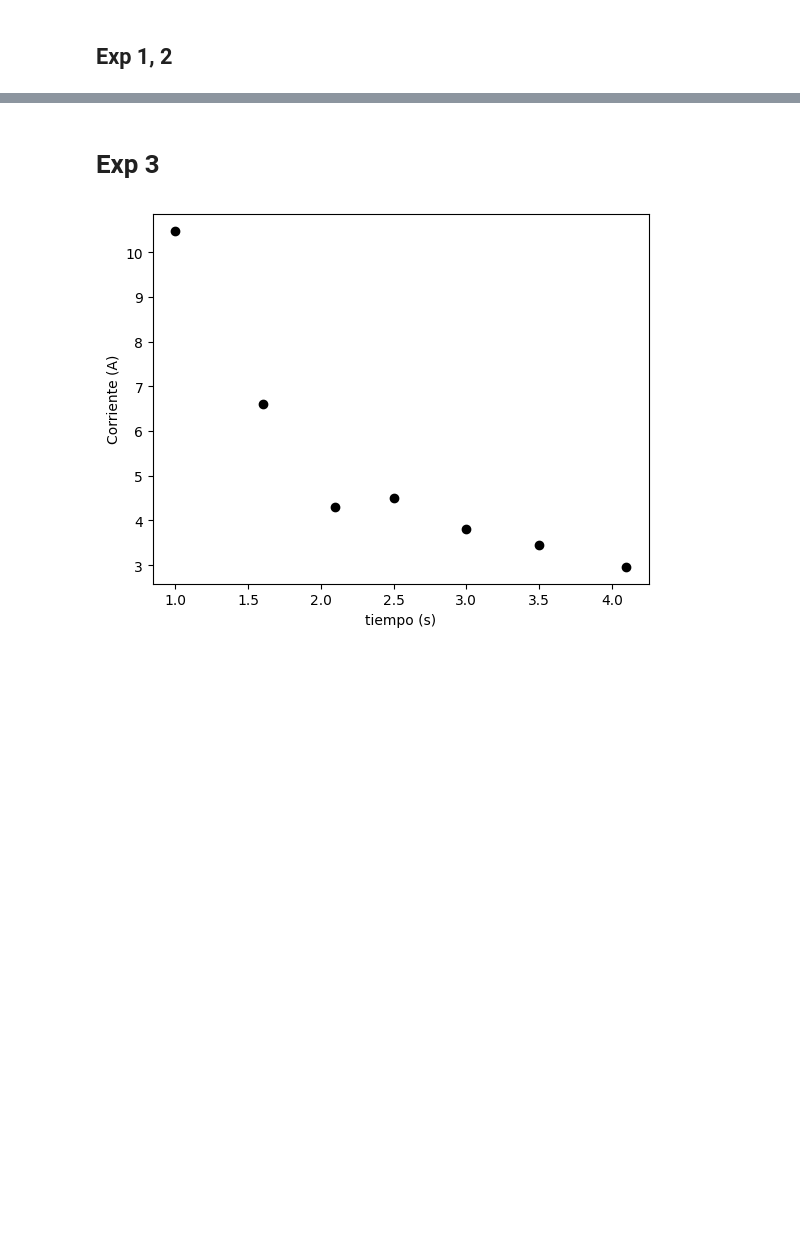
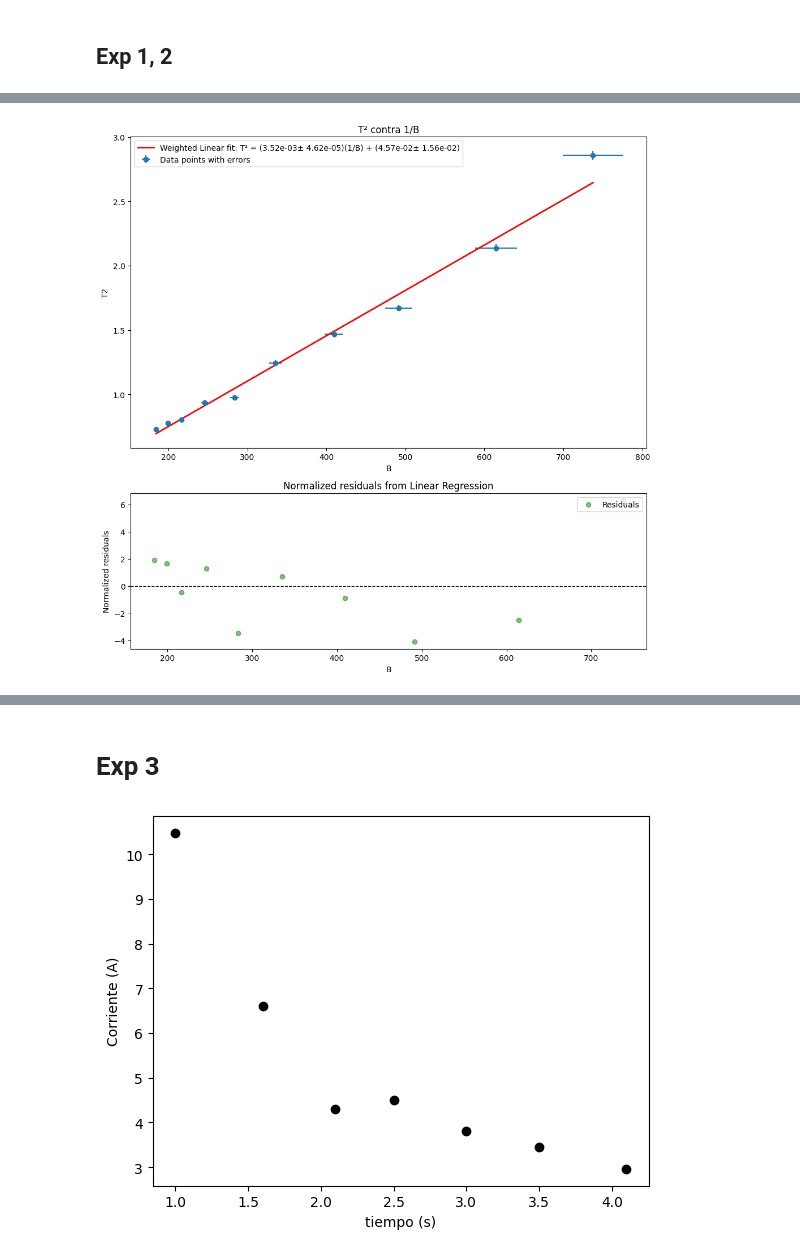
Before and after one commit to Emyfoton/Codigos_pregrado, a Jupyter notebook: Gráficas_Torque_magnético.ipynb, the cells around one changed output, grey strips where cells are left out. Cells and saved outputs as stored; diff of their text form; code cells hidden in the pictures; blank space fills up the shorter version.

```diff
--- a/Gráficas_Torque_magnético.ipynb
+++ b/Gráficas_Torque_magnético.ipynb
@@ -4,0 +146,5 @@
+# %%
+T_osc = T/20
+T_osc
+t_prueba = T_osc**2
+t_prueba
@@ -4,0 +154,75 @@
+# %%
+dT = 0.01
+dB1 = 0.00007
+# %%
+# Define the linear function for curve fitting
+def linear_function(X, a, b):
+    return a * X + b
+x1 = B_osc1
+y1 = T_osc**2
+yerr1 = 2 * (dT) * T_osc
+xerr1 = dB1 * B_osc1**2
+# Perform the curve fitting considering the uncertainties
+popt, pcov = curve_fit(linear_function, B_osc1, T_osc**2, sigma=yerr1, absolute_sigma=True)
+
+# Get the slope and intercept
+slope1 = popt[0]
+intercept1 = popt[1]
+
+# Get the standard errors for the parameters
+slope_std_err1 = np.sqrt(pcov[0, 0])
+intercept_std_err1 = np.sqrt(pcov[1, 1])
+
+## Setting variables
+
+
+# Predict the Y values
+Y_pred1 = linear_function(x1, *popt)
+
+# Calculate normalized residuals
+residuals1 = (y1 - Y_pred1)/yerr1
+
+print(f"Slope: {slope1} ± {slope_std_err1}")
+print(f"Intercept: {intercept1} ± {intercept_std_err1}")
+print(f"Residuals: {residuals1}")
+
+# Create a figure with two subplots
+fig, (ax1, ax2) = plt.subplots(2, 1, figsize=(10, 10), gridspec_kw={'height_ratios': [2, 1]})  # 2 rows, 1 column, width = 10 inches, height = 10 inches
+
+# Plot the regression line
+ax1.errorbar(x1, y1, yerr1, xerr1,  fmt='o', label='Data points with errors')
+ax1.plot(x1, Y_pred1, color='red', linewidth=2,
+         label=f'Weighted Linear fit: T² = ({slope1:.2e}± {slope_std_err1:.2e})(1/B) + ({intercept1:.2e}± {intercept_std_err1:.2e})')
+
+ax1.set_xlabel('B')
+ax1.set_ylabel('T2')
+ax1.legend(loc='upper left')
+ax1.set_title('T² contra 1/B')
+
+# Plot normalized residuals
+ax2.scatter(x1, residuals1, color='green', alpha=0.5, label='Residuals')
+ax2.axhline(0, color='black', linewidth=1, linestyle='--')
+ax2.set_xlabel('B')
+ax2.set_ylabel('Normalized residuals')
+ax2.legend(loc='upper right')
+ax2.set_title('Normalized residuals from Linear Regression')
+
+plt.tight_layout()
+
+# Save the figure as a PDF file
+plt.savefig('Weighted_linear_regression_with_normalized_residuals_curve_fit.pdf', format='pdf')
+plt.show()
+b = slope1
+db = slope_std_err1
+
+m = 0.1415
+r = 0.0255
+
+miu_NUM = 4*(np.pi**2)*2*m*r**2
+miu_dem = 5*b
+miu = miu_NUM/miu_dem
+
+sigma_miu = miu * (db/b)
+
+print(f"miu = {miu:.4f} ± {sigma_miu:.4f}")
+# %% [output]
@@ -4,0 +233 @@
+[figure, added]
```
Also changed, not shown: parts of 20 cells of this notebook.
